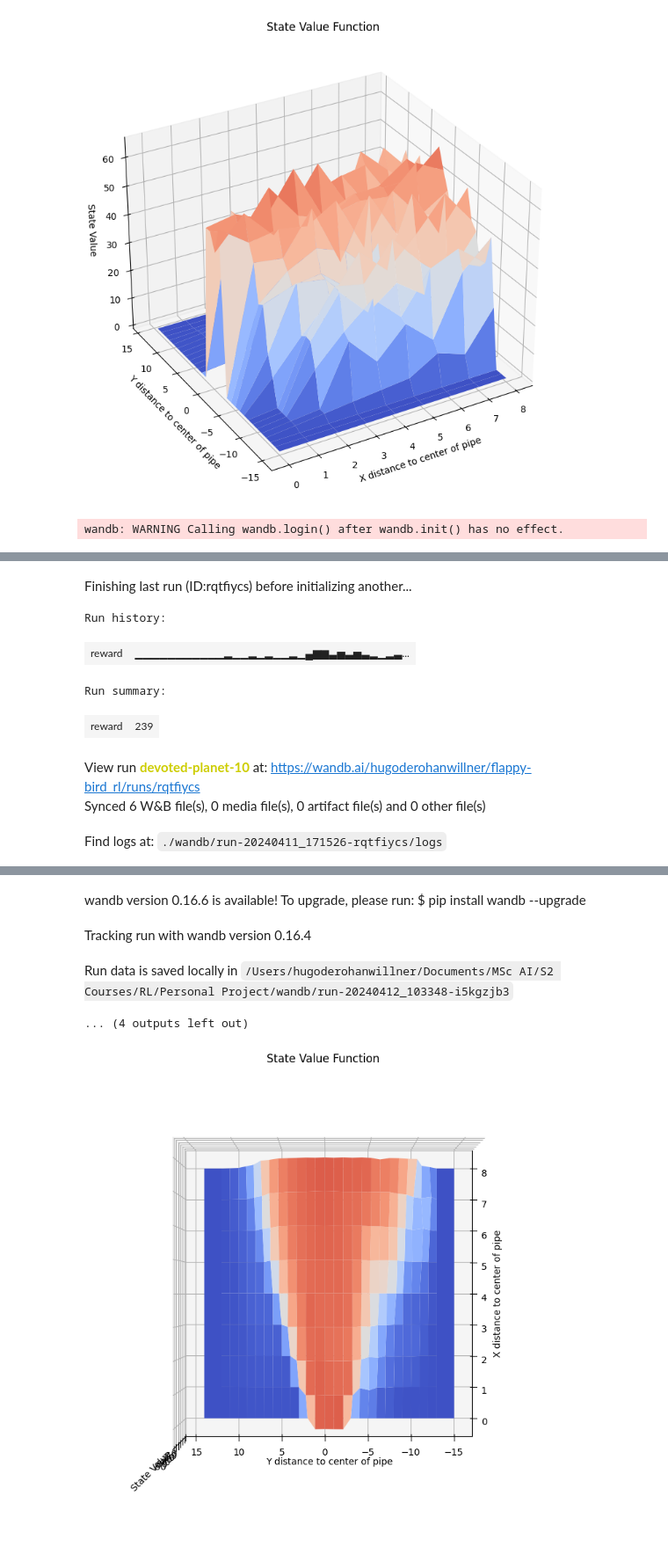
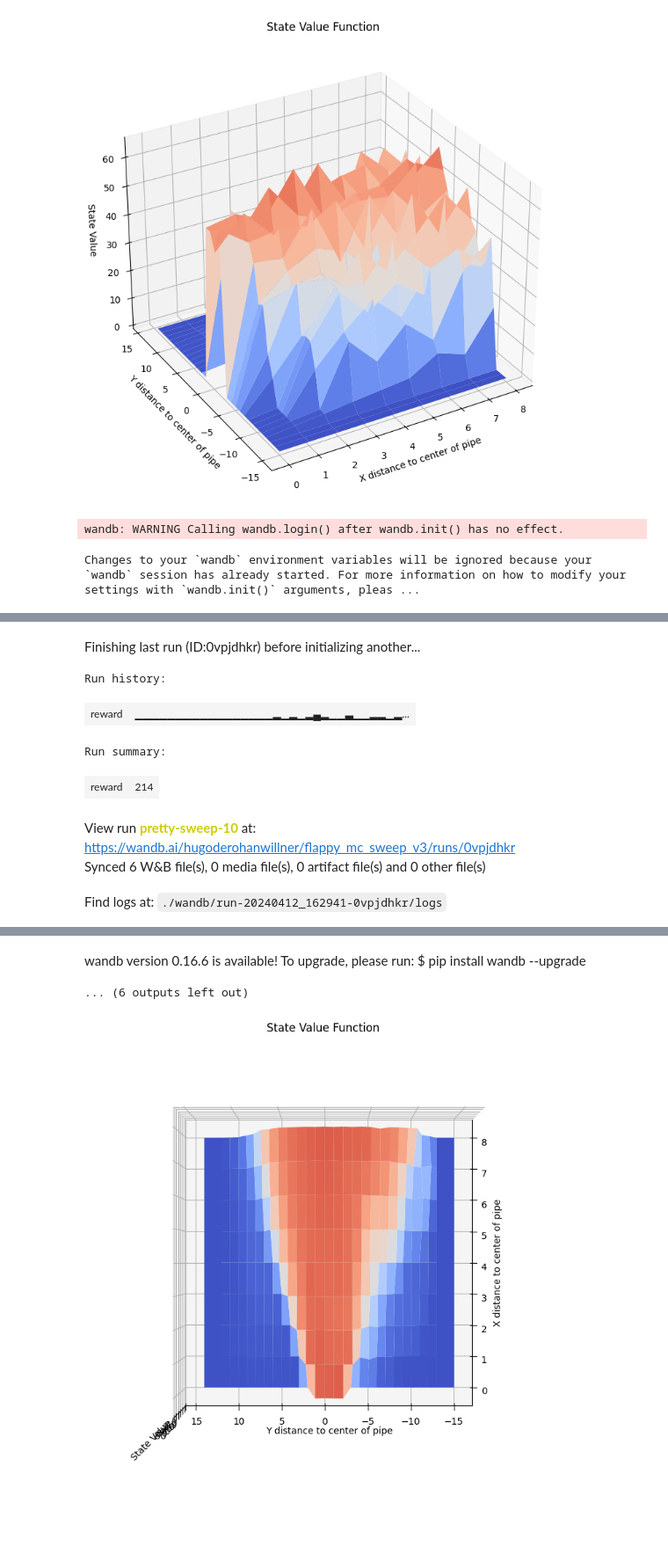
Before and after one commit to hugodrw/RL-FlappyBird, a Jupyter notebook: Main_Notebook.ipynb, the cells around one changed output, grey strips where cells are left out. Shown at 88% size. Cells and saved outputs as stored; diff of their text form; code cells hidden in the pictures.

```diff
--- a/dev_text.ipynb
+++ b/Main_Notebook.ipynb
@@ -310,6 +310,7 @@ def sarsa_lambda_train(env, num_episodes, alpha, lambda_, gamma=1.0, eps_start=1
 env = gym.make('TextFlappyBird-v0', height = 15, width = 20, pipe_gap = 4)
 obs = env.reset()
 
-sara_policy, Q = sarsa_lambda_train(env, 20000, 0.02,0.5,wandb_tracking=True)
+sara_policy, Q, mean_ep_reward = sarsa_lambda_train(env, 5000, 0.02,0.5,wandb_tracking=True)
 # %% [output]
 wandb: WARNING Calling wandb.login() after wandb.init() has no effect.
+Changes to your `wandb` environment variables will be ignored because your `wandb` session has already started. For more information on how to modify your settings with `wandb.init()` arguments, pleas ...
@@ -316,8 +318,8 @@ wandb: WARNING Calling wandb.login() after wandb.init() has no effect.
-Finishing last run (ID:rqtfiycs) before initializing another...
+Finishing last run (ID:0vpjdhkr) before initializing another...
-Run history:
+Run history:
-| reward | ▁▁▁▁▁▁▁▁▁▁▁▂▁▁▂▁▂▁▁▂▁▄▆▆▃▅▃▅▃▂▁▂▃... |
+| reward | ▁▁▁▁▁▁▁▁▁▁▁▁▁▁▁▁▁▂▁▂▁▂▄▂▁▁▃▁▁▂▂▁▂... |
-Run summary:
+Run summary:
-| reward | 239 |
+| reward | 214 |
-View run devoted-planet-10 at: https://wandb.ai/hugoderohanwillner/flappy-bird_rl/runs/rqtfiycs
+View run pretty-sweep-10 at: https://wandb.ai/hugoderohanwillner/flappy_mc_sweep_v3/runs/0vpjdhkr
 Synced 6 W&B file(s), 0 media file(s), 0 artifact file(s) and 0 other file(s)
-Find logs at: ./wandb/run-20240411_171526-rqtfiycs/logs
+Find logs at: ./wandb/run-20240412_162941-0vpjdhkr/logs
@@ -325,7 +327,5 @@ Successfully finished last run (ID:rqtfiycs). Initializing new run:
 wandb version 0.16.6 is available! To upgrade, please run: $ pip install wandb --upgrade
-Tracking run with wandb version 0.16.4
-Run data is saved locally in /Users/hugoderohanwillner/Documents/MSc AI/S2 Courses/RL/Personal Project/wandb/run-20240412_103348-i5kgzjb3
-... (4 outputs left out)
+... (6 outputs left out)
 # %%
 # obtain the corresponding state-value function
 V = dict((k,np.max(v)) for k, v in Q.items()) # use the max value of the action-value function since it is the optimal policy
```
Also changed, not shown: parts of 2 cells of this notebook, 1 other file.
